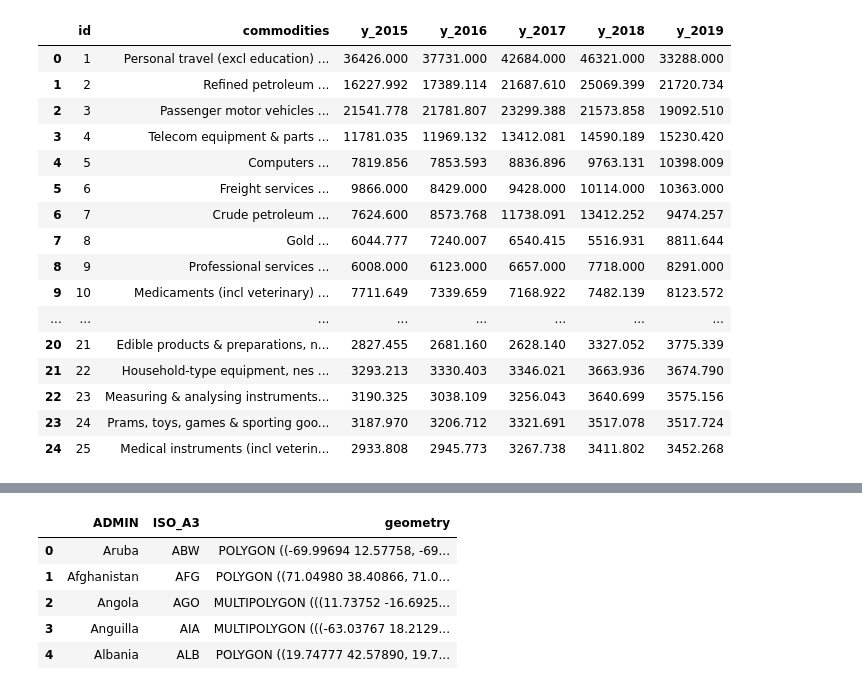
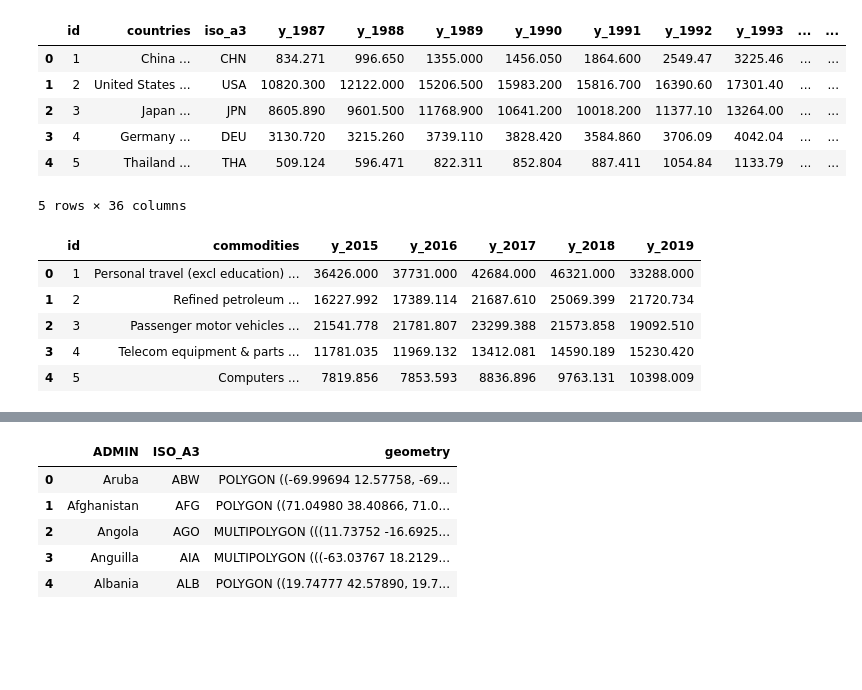
Before and after one commit to tonyzhao668/project2_challenge, a Jupyter notebook: pddata.ipynb, the cells around one changed output, grey strips where cells are left out. Saved outputs shown, nothing was run; the diff lists cells and outputs as text; code cells hidden in the pictures; blank space fills up the shorter version.

```diff
--- a/pddata.ipynb
+++ b/pddata.ipynb
@@ -56,0 +47,12 @@ import_df.head()
+# %%
+imfiltered_df = import_df.dropna(how='any')
+imfiltered_df.isnull().values.any()
+imfiltered_df.head()
+# %% [output]
+|  | id | countries | iso_a3 | y_1987 | y_1988 | y_1989 | y_1990 | y_1991 | y_1992 | y_1993 | ... | ... |
+| 0 | 1 | China ... | CHN | 834.271 | 996.650 | 1355.000 | 1456.050 | 1864.600 | 2549.47 | 3225.46 | ... | ... |
+| 1 | 2 | United States ... | USA | 10820.300 | 12122.000 | 15206.500 | 15983.200 | 15816.700 | 16390.60 | 17301.40 | ... | ... |
+| 2 | 3 | Japan ... | JPN | 8605.890 | 9601.500 | 11768.900 | 10641.200 | 10018.200 | 11377.10 | 13264.00 | ... | ... |
+| 3 | 4 | Germany ... | DEU | 3130.720 | 3215.260 | 3739.110 | 3828.420 | 3584.860 | 3706.09 | 4042.04 | ... | ... |
+| 4 | 5 | Thailand ... | THA | 509.124 | 596.471 | 822.311 | 852.804 | 887.411 | 1054.84 | 1133.79 | ... | ... |
+5 rows × 36 columns
@@ -57,21 +62,14 @@ import_df.head()
 # %%
 importtop25_df = psql.read_sql('SELECT * FROM top25import', connection)
-importtop25_df.head(30)
+#importtop25_df.head(30)
-# %% [output]
-|  | id | commodities | y_2015 | y_2016 | y_2017 | y_2018 | y_2019 |
-| 0 | 1 | Personal travel (excl education) ... | 36426.000 | 37731.000 | 42684.000 | 46321.000 | 33288.000 |
-| 1 | 2 | Refined petroleum ... | 16227.992 | 17389.114 | 21687.610 | 25069.399 | 21720.734 |
-| 2 | 3 | Passenger motor vehicles ... | 21541.778 | 21781.807 | 23299.388 | 21573.858 | 19092.510 |
-| 3 | 4 | Telecom equipment & parts ... | 11781.035 | 11969.132 | 13412.081 | 14590.189 | 15230.420 |
-| 4 | 5 | Computers ... | 7819.856 | 7853.593 | 8836.896 | 9763.131 | 10398.009 |
-| 5 | 6 | Freight services ... | 9866.000 | 8429.000 | 9428.000 | 10114.000 | 10363.000 |
-| 6 | 7 | Crude petroleum ... | 7624.600 | 8573.768 | 11738.091 | 13412.252 | 9474.257 |
-| 7 | 8 | Gold ... | 6044.777 | 7240.007 | 6540.415 | 5516.931 | 8811.644 |
-| 8 | 9 | Professional services ... | 6008.000 | 6123.000 | 6657.000 | 7718.000 | 8291.000 |
-| 9 | 10 | Medicaments (incl veterinary) ... | 7711.649 | 7339.659 | 7168.922 | 7482.139 | 8123.572 |
-| ... | ... | ... | ... | ... | ... | ... | ... |
-| 20 | 21 | Edible products & preparations, n... | 2827.455 | 2681.160 | 2628.140 | 3327.052 | 3775.339 |
-| 21 | 22 | Household-type equipment, nes ... | 3293.213 | 3330.403 | 3346.021 | 3663.936 | 3674.790 |
-| 22 | 23 | Measuring & analysing instruments... | 3190.325 | 3038.109 | 3256.043 | 3640.699 | 3575.156 |
-| 23 | 24 | Prams, toys, games & sporting goo... | 3187.970 | 3206.712 | 3321.691 | 3517.078 | 3517.724 |
-| 24 | 25 | Medical instruments (incl veterin... | 2933.808 | 2945.773 | 3267.738 | 3411.802 | 3452.268 |
+# %%
+im25filtered_df = importtop25_df.dropna(how='any')
+im25filtered_df.isnull().values.any()
+im25filtered_df.head()
+# %% [output]
+|  | id | commodities | y_2015 | y_2016 | y_2017 | y_2018 | y_2019 |
+| 0 | 1 | Personal travel (excl education) ... | 36426.000 | 37731.000 | 42684.000 | 46321.000 | 33288.000 |
+| 1 | 2 | Refined petroleum ... | 16227.992 | 17389.114 | 21687.610 | 25069.399 | 21720.734 |
+| 2 | 3 | Passenger motor vehicles ... | 21541.778 | 21781.807 | 23299.388 | 21573.858 | 19092.510 |
+| 3 | 4 | Telecom equipment & parts ... | 11781.035 | 11969.132 | 13412.081 | 14590.189 | 15230.420 |
+| 4 | 5 | Computers ... | 7819.856 | 7853.593 | 8836.896 | 9763.131 | 10398.009 |
```
Also changed, not shown: parts of 51 cells of this notebook, 54 other files.
